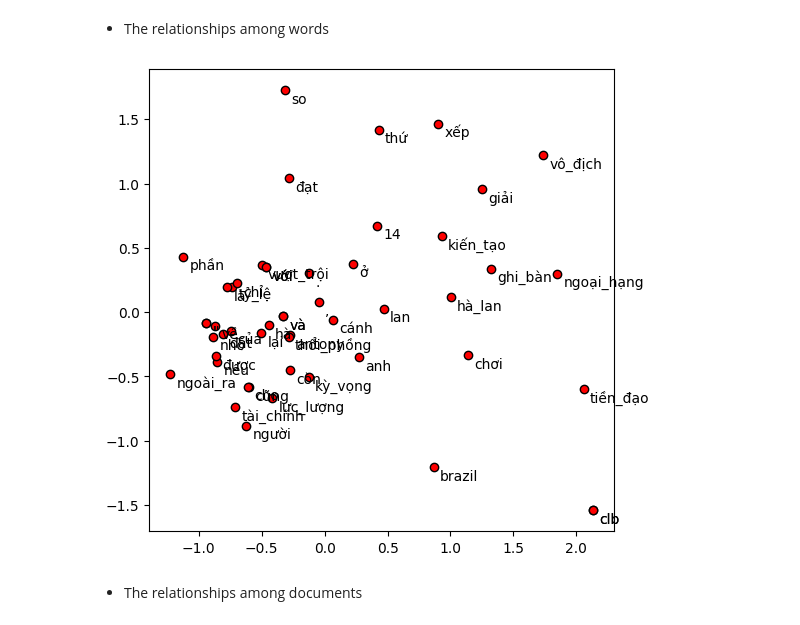
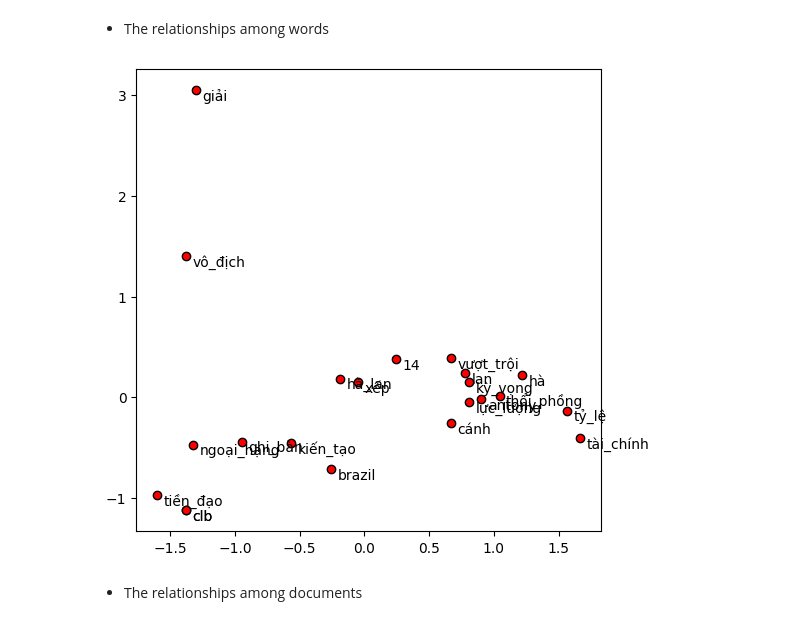
Before and after one commit to Narius2030/Vietnamese-Text-Classification-and-Clustering, a Jupyter notebook: word_embedding.ipynb, the cells around one changed output. Saved outputs shown, nothing was run; the diff lists cells and outputs as text; code cells hidden in the pictures.

```diff
--- a/word_embedding.ipynb
+++ b/word_embedding.ipynb
@@ -243,14 +261,16 @@ def words_scatterplot(model, words=None, sample=0):
 # %%
 sentence = '''Với CLB Hà Lan tiền đạo cánh người Brazil đạt tỷ lệ ghi bàn và kiến tạo kỳ vọng là chỉ xếp thứ 14 nếu đặt ở Ngoại hạng Anh.
 Ngoài ra, Antony cũng được "thổi phồng" nhờ chơi cho CLB vượt trội về tài chính và lực lượng so với phần còn lại của giải vô địch Hà Lan'''
 
 sentence = sentence.lower()
+sentence = cleandt.remove_punctuation(sentence)
 sentence = ViTokenizer.tokenize(sentence)
+sentence = cleandt.remove_stopword(sentence, './data/vietnamese-stopwords-dash.txt')
 words = sentence.split()
 
 words_scatterplot(model, words)
 # %% [output]
-[figure, old version]
+[figure, new version]
 # %% [markdown]
 * The relationships among documents
 # %%
```
Also changed, not shown: parts of 31 cells of this notebook, 4 other files.
